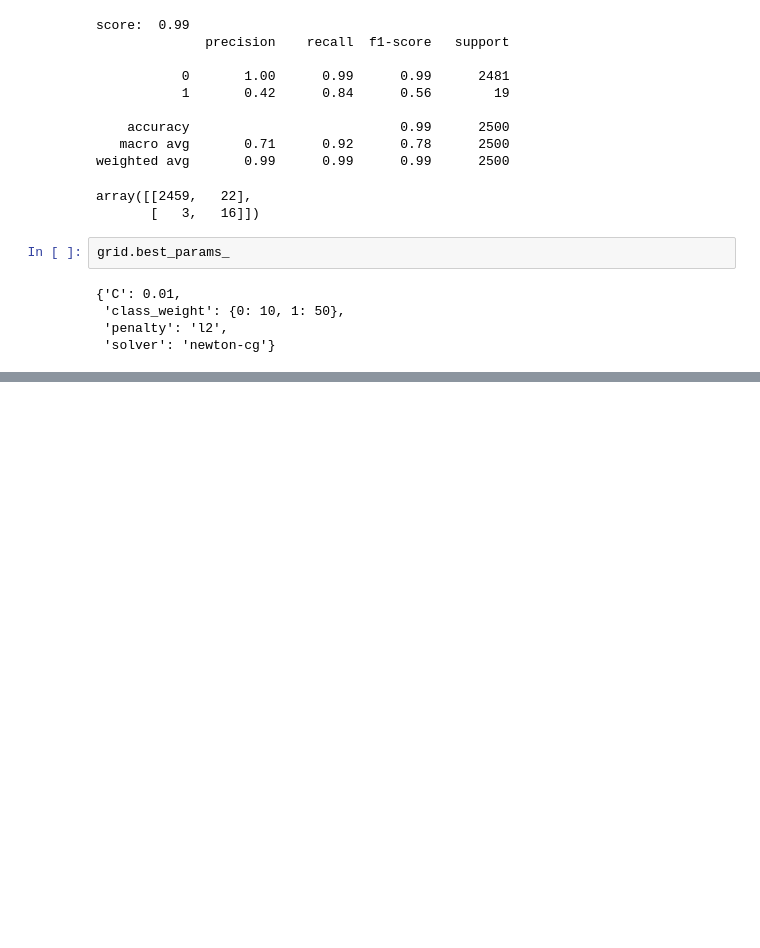
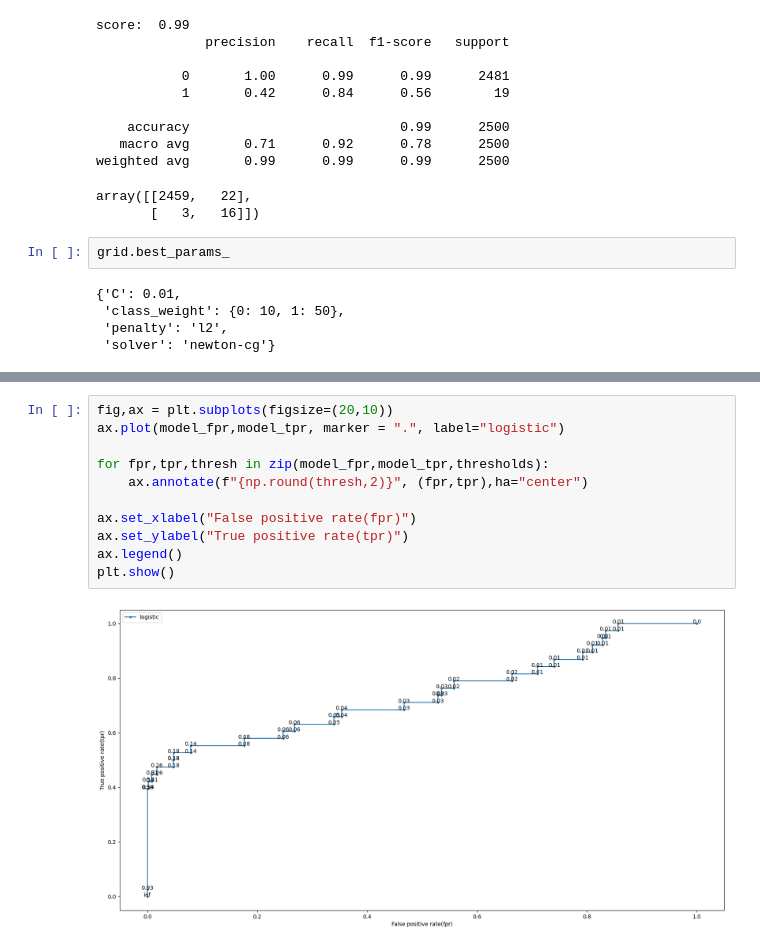
Before and after one commit to AbdullahTurgut/Machine-Learning, a Jupyter notebook: 9- LogisticRegressionAdvanced.ipynb, the cells around one changed output, grey strips where cells are left out. Saved outputs shown, nothing was run; the diff lists cells and outputs as text; blank space fills up the shorter version.

```diff
--- a/9- LogisticRegressionAdvanced.ipynb
+++ b/9- LogisticRegressionAdvanced.ipynb
@@ -123,0 +158,13 @@ grid.best_params_
+# %%
+fig,ax = plt.subplots(figsize=(20,10))
+ax.plot(model_fpr,model_tpr, marker = ".", label="logistic")
+
+for fpr,tpr,thresh in zip(model_fpr,model_tpr,thresholds):
+    ax.annotate(f"{np.round(thresh,2)}", (fpr,tpr),ha="center")
+
+ax.set_xlabel("False positive rate(fpr)")
+ax.set_ylabel("True positive rate(tpr)")
+ax.legend()
+plt.show()
+# %% [output]
+[figure, added]
```
Also changed, not shown: parts of 12 cells of this notebook.
